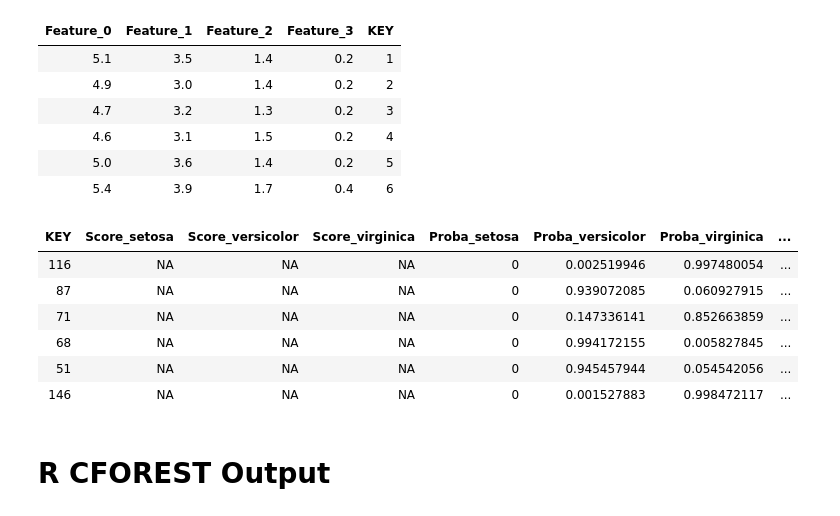
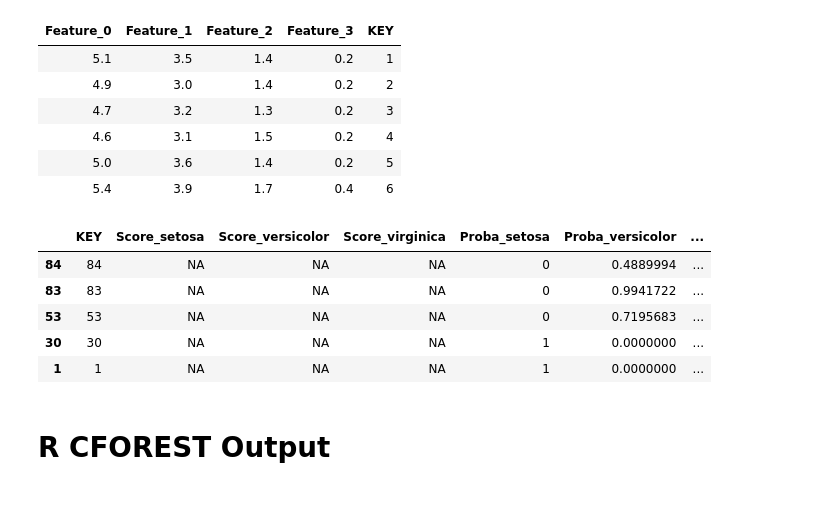
Before and after one commit to mllite/caret2sql, a Jupyter notebook: doc/cforest/caret2sql-cforest-iris.ipynb, the cells around one changed output. Drawn from its saved outputs; the diff is of its cells as text; code cells hidden in the pictures.

```diff
--- a/doc/cforest/caret2sql-cforest-iris.ipynb
+++ b/doc/cforest/caret2sql-cforest-iris.ipynb
@@ -118,17 +118,19 @@ head(df_sql)
 # colnames(df_sql)
 # odbcGetInfo(conn)
 # sqlTables(conn)
-# %%
-df_sql_out = sqlQuery(conn, lModelSQL)
-head(df_sql_out)
-# %% [output]
-| KEY | Score_setosa | Score_versicolor | Score_virginica | Proba_setosa | Proba_versicolor | Proba_virginica | ... |
-| 116 | NA | NA | NA | 0 | 0.002519946 | 0.997480054 | ... |
-| 87 | NA | NA | NA | 0 | 0.939072085 | 0.060927915 | ... |
-| 71 | NA | NA | NA | 0 | 0.147336141 | 0.852663859 | ... |
-| 68 | NA | NA | NA | 0 | 0.994172155 | 0.005827845 | ... |
-| 51 | NA | NA | NA | 0 | 0.945457944 | 0.054542056 | ... |
-| 146 | NA | NA | NA | 0 | 0.001527883 | 0.998472117 | ... |
+# %%
+df_sql_out = sqlQuery(conn, lModelSQL)
+df_sql_out = df_sql_out[order(df_sql_out$KEY),]
+rownames(df_sql_out) <- NULL
+set.seed(1960)
+df_sql_out[sample(nrow(df_sql_out), 5), ]
+# %% [output]
+|  | KEY | Score_setosa | Score_versicolor | Score_virginica | Proba_setosa | Proba_versicolor | ... |
+| 84 | 84 | NA | NA | NA | 0 | 0.4889994 | ... |
+| 83 | 83 | NA | NA | NA | 0 | 0.9941722 | ... |
+| 53 | 53 | NA | NA | NA | 0 | 0.7195683 | ... |
+| 30 | 30 | NA | NA | NA | 1 | 0.0000000 | ... |
+| 1 | 1 | NA | NA | NA | 1 | 0.0000000 | ... |
 # %% [markdown]
 # R CFOREST Output
 # %%
```
Also changed, not shown: parts of 1 cell of this notebook.
